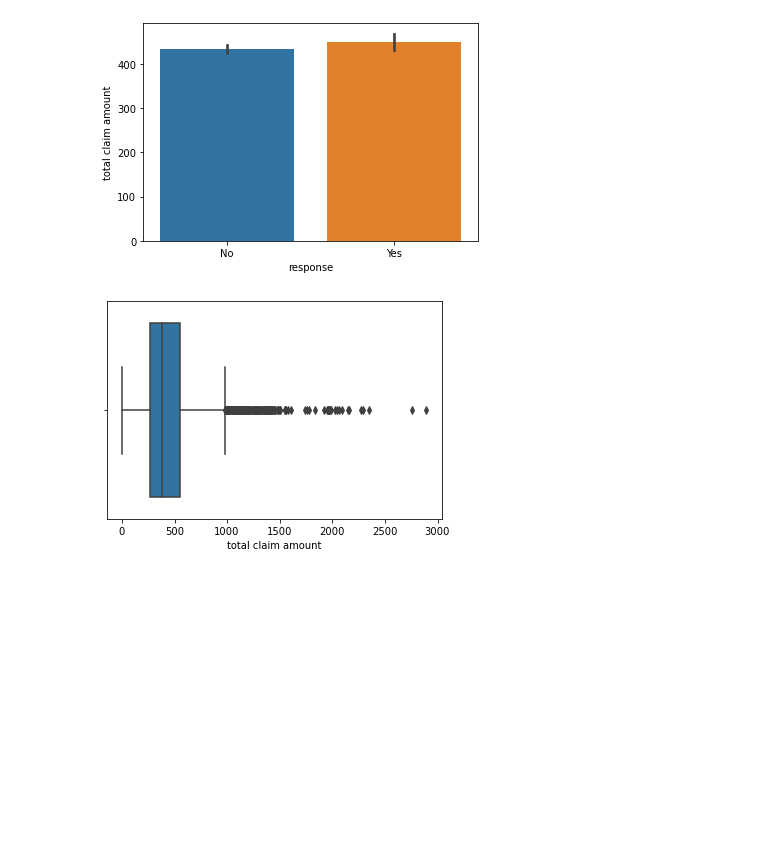
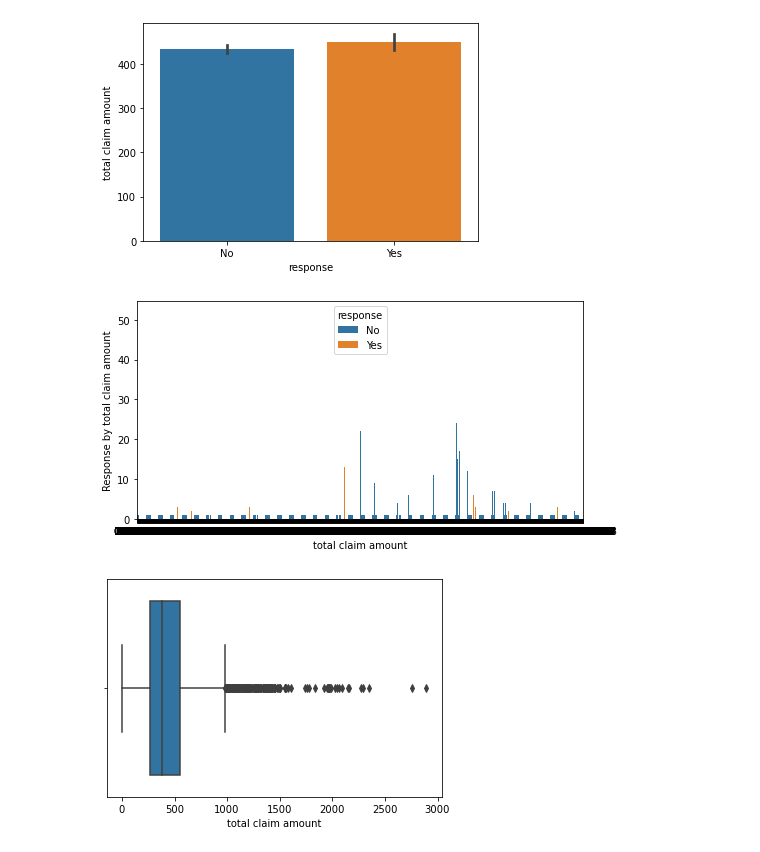
Before and after one commit to Jesus-Almansa/lab-customer-analysis-round-2, a Jupyter notebook: files_for_lab/csv_files/customer_analysis_round2.ipynb, the cells around one changed output. Drawn from its saved outputs; the diff is of its cells as text; code cells hidden in the pictures; blank space fills up the shorter version.

```diff
--- a/files_for_lab/csv_files/customer_analysis_round2.ipynb
+++ b/files_for_lab/csv_files/customer_analysis_round2.ipynb
@@ -93,6 +111,13 @@ sns.barplot(x="response", y="total claim amount", data=df)
 plt.show()
 # %% [output]
 [figure]
+# %%
+plt.figure(figsize=(8,4))
+sns.countplot(x='total claim amount', hue='response', data=df)
+plt.ylabel('Response by total claim amount')
+plt.show()
+# %% [output]
+[figure, added]
 # %%
 # sns.boxplot(x="response", y="total claim amount", data=df)
 # plt.show()
```
Also changed, not shown: parts of 4 cells of this notebook.
